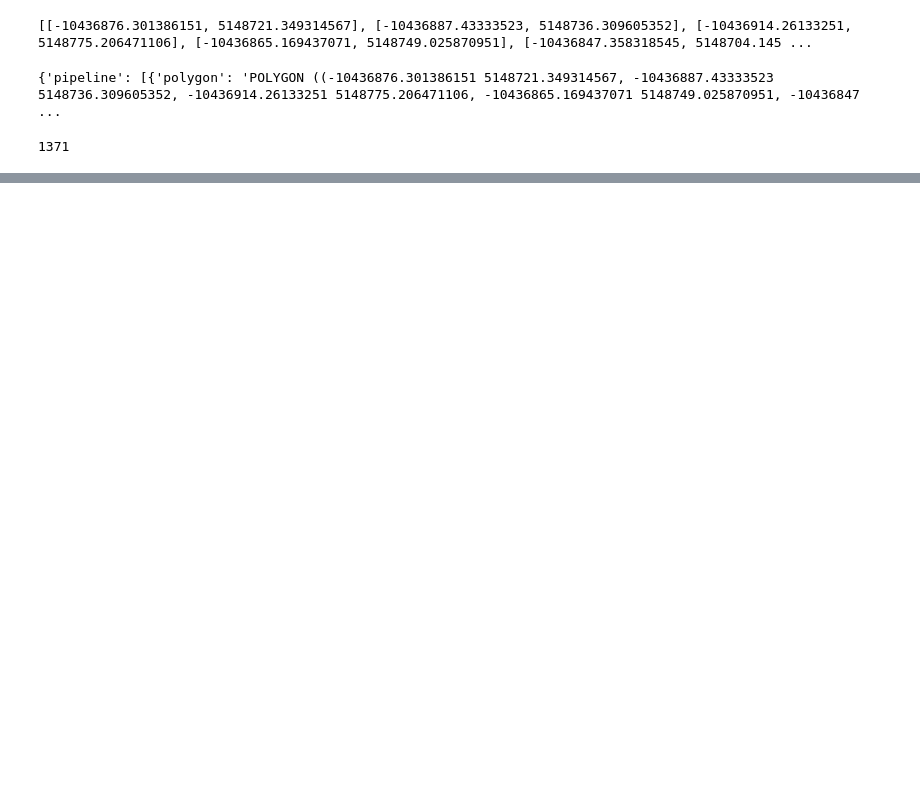
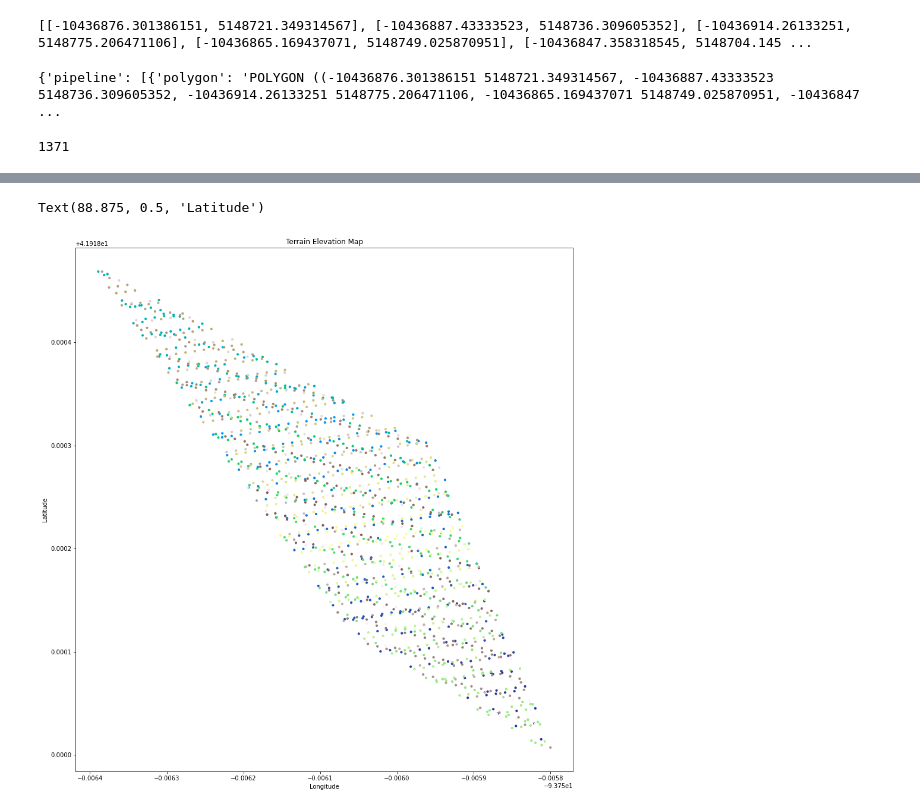
Before and after one commit to Ammon21/LIDAR_ETL, a Jupyter notebook: Expierment/test.ipynb, the cells around one changed output, grey strips where cells are left out. Cells and saved outputs as stored; diff of their text form; code cells hidden in the pictures; blank space fills up the shorter version.

Commit message:
terrain elevation plot

```diff
--- a/Expierment/test.ipynb
+++ b/Expierment/test.ipynb
@@ -130,0 +129,17 @@ NameError: name 'geopandas' is not defined
+# %%
+df.plot(c='elevation', scheme="quantiles", cmap='terrain', legend=True,
+                                  markersize=10,
+                                  figsize=(15, 20),
+                                  missing_kwds={
+                                    "color": "lightgrey",
+                                    "edgecolor": "red",
+                                    "hatch": "///",
+                                    "label": "Missing values"}
+                                  )
+
+plt.title('Terrain Elevation Map')
+plt.xlabel('Longitude')
+plt.ylabel('Latitude')
+# %% [output]
+Text(88.875, 0.5, 'Latitude')
+[figure, added]
```
Also changed, not shown: parts of 1 cell of this notebook.
